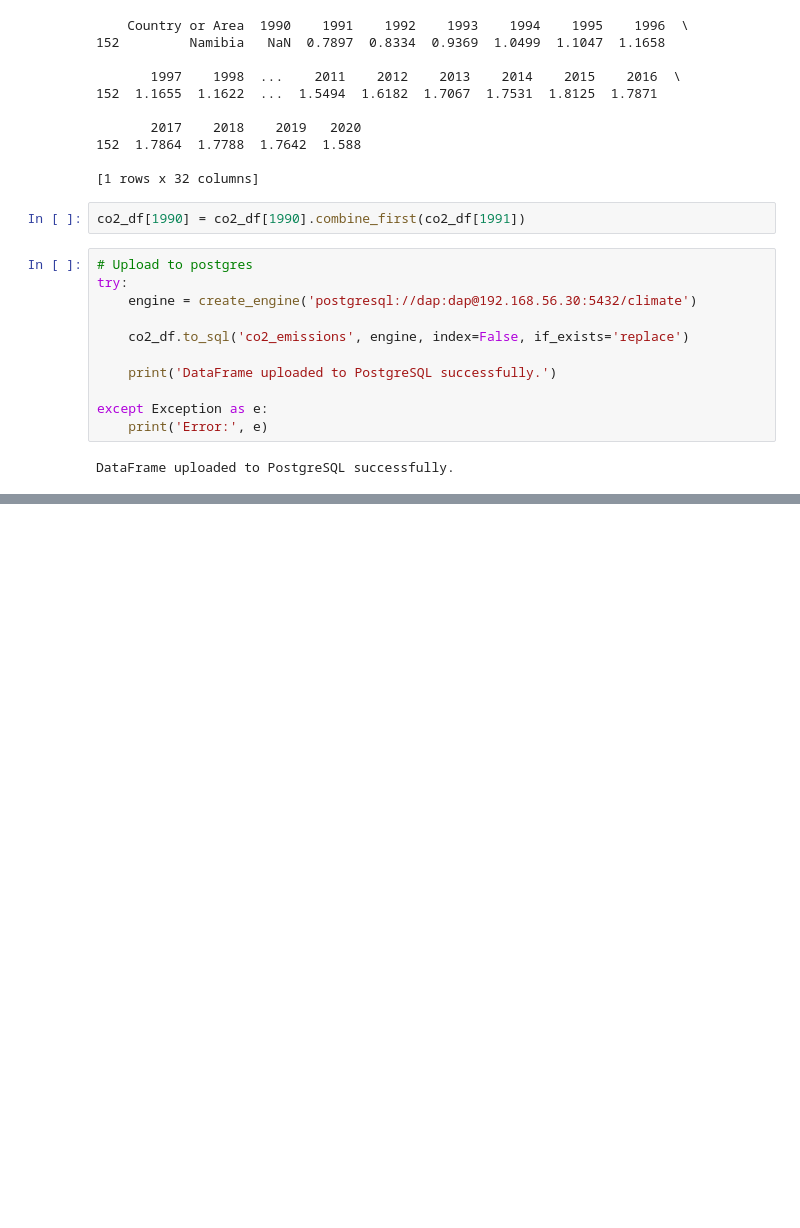
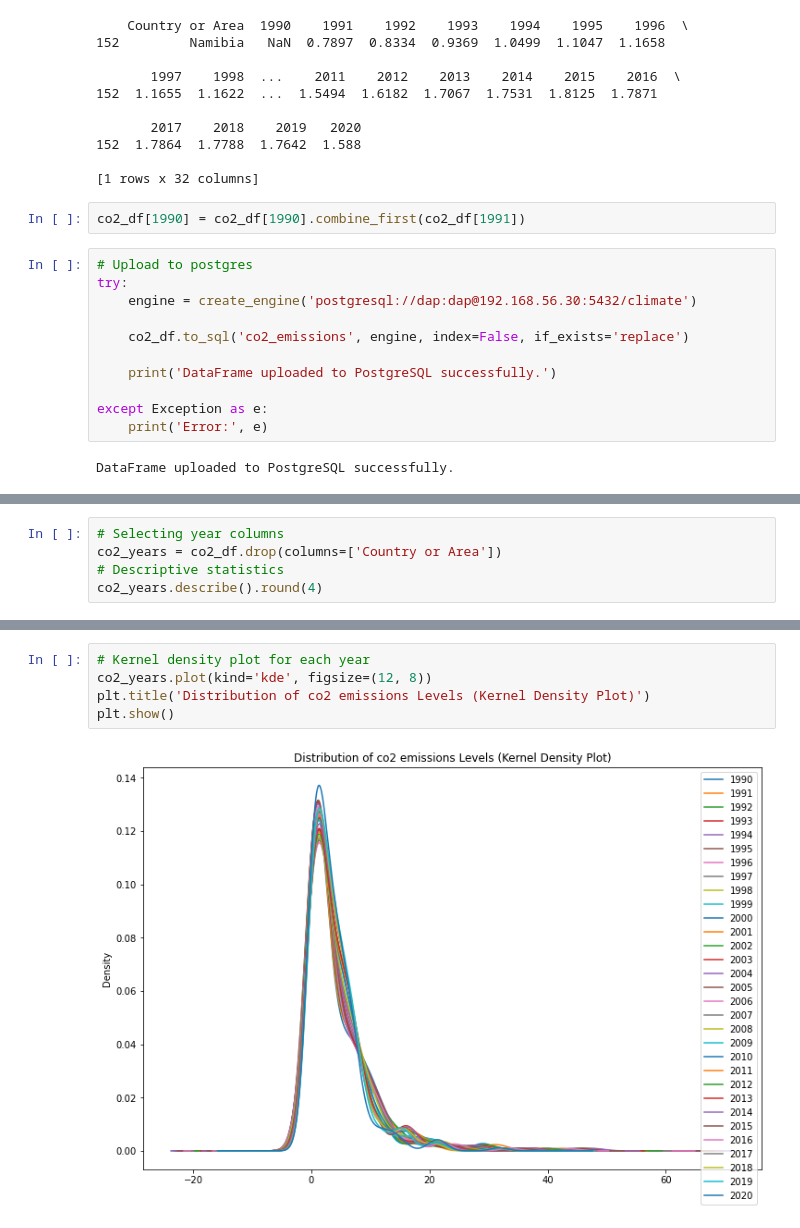
Before and after one commit to BrianRiera/CA_Database-Analytics, a Jupyter notebook: co2_emissions.ipynb, the cells around one changed output, grey strips where cells are left out. Saved outputs shown, nothing was run; the diff lists cells and outputs as text; blank space fills up the shorter version.

Commit message:
Descriptive stats/Viz for co2_emissions

```diff
--- a/co2_emissions.ipynb
+++ b/co2_emissions.ipynb
@@ -207,0 +212,5 @@ DataFrame uploaded to PostgreSQL successfully.
+# %%
+# Selecting year columns
+co2_years = co2_df.drop(columns=['Country or Area'])
+# Descriptive statistics
+co2_years.describe().round(4)
@@ -207,0 +301,7 @@ DataFrame uploaded to PostgreSQL successfully.
+# %%
+# Kernel density plot for each year
+co2_years.plot(kind='kde', figsize=(12, 8))
+plt.title('Distribution of co2 emissions Levels (Kernel Density Plot)')
+plt.show()
+# %% [output]
+[figure, added]
```
Also changed, not shown: parts of 8 cells of this notebook.
